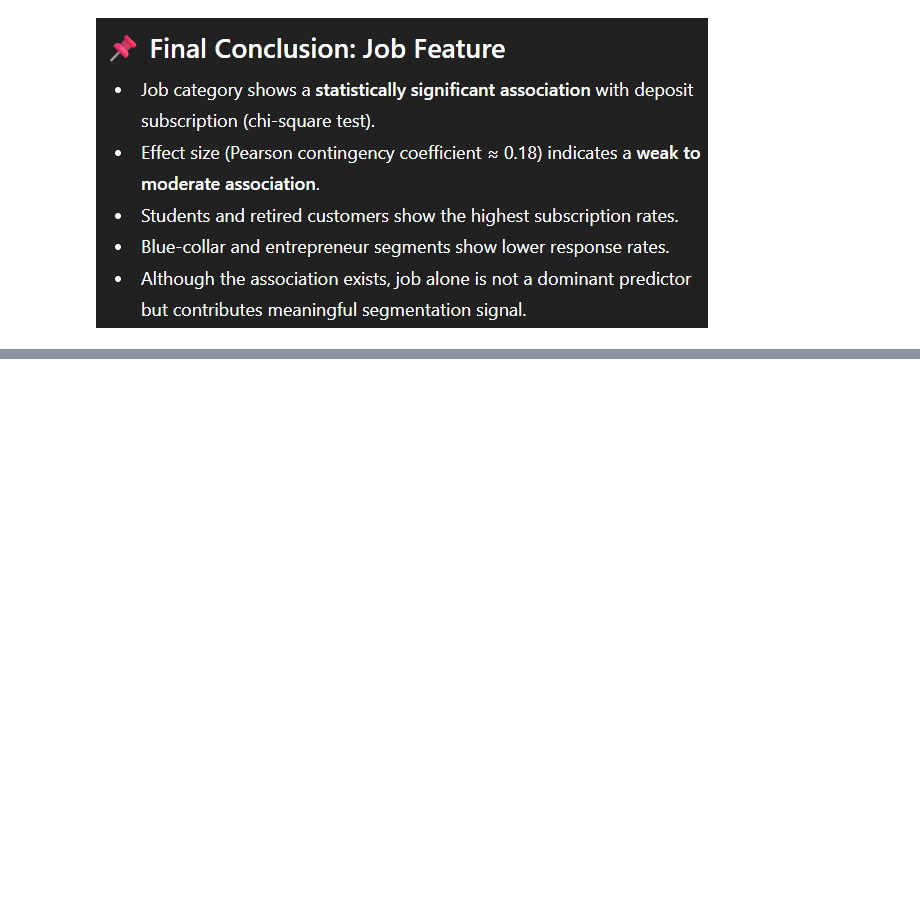
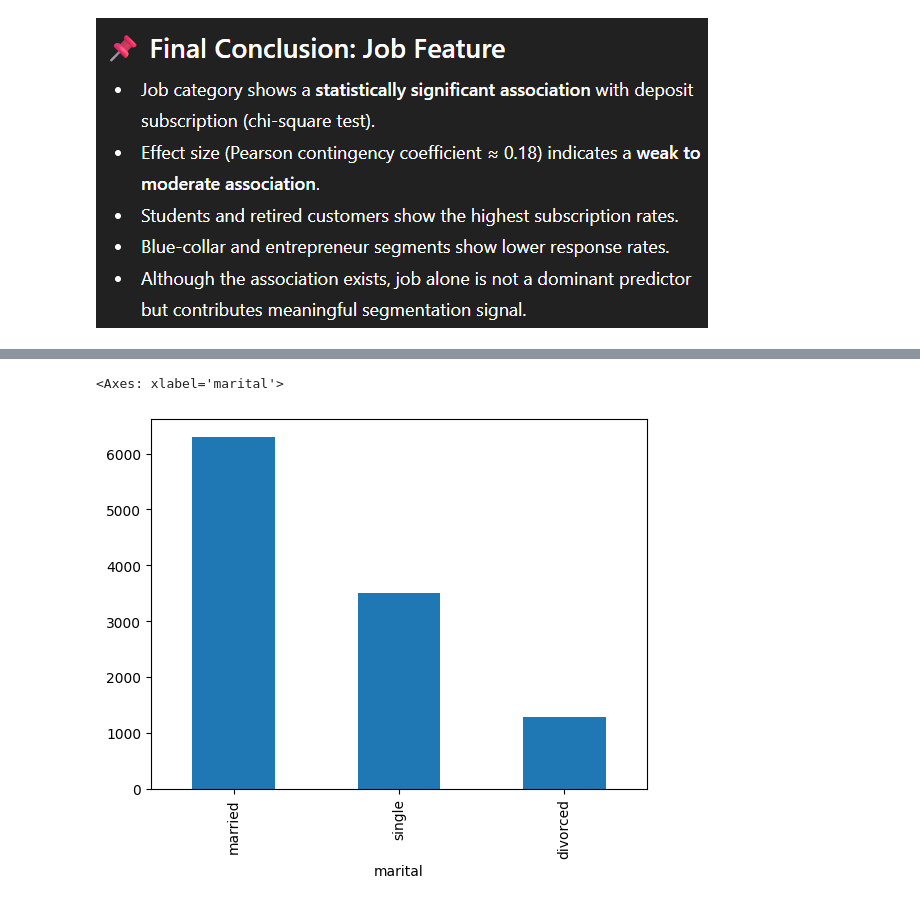
Before and after one commit to UKD1211/100_days_ML_cX_ISI_DS, a Jupyter notebook: Bank_Marketing_Campaign.ipynb, the cells around one changed output, grey strips where cells are left out. Drawn from its saved outputs; the diff is of its cells as text; code cells hidden in the pictures; blank space fills up the shorter version.

```diff
--- a/Bank_Marketing_Campaign.ipynb
+++ b/Bank_Marketing_Campaign.ipynb
@@ -396,0 +408,5 @@ np.float64(0.18154620388103712)
+# %%
+df['marital'].value_counts().plot(kind='bar')
+# %% [output]
+<Axes: xlabel='marital'>
+[figure, added]
```
Also changed, not shown: parts of 39 cells of this notebook.
